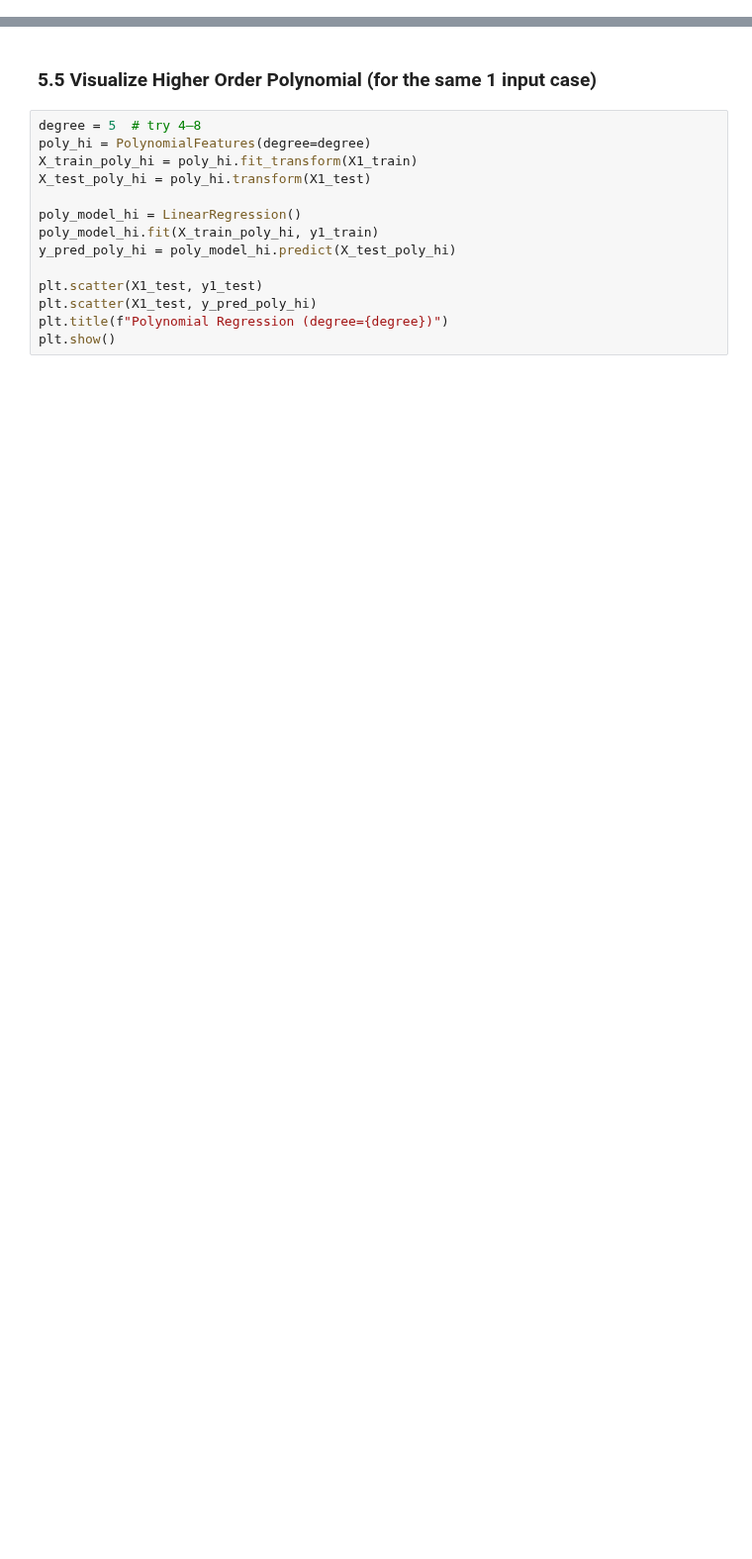
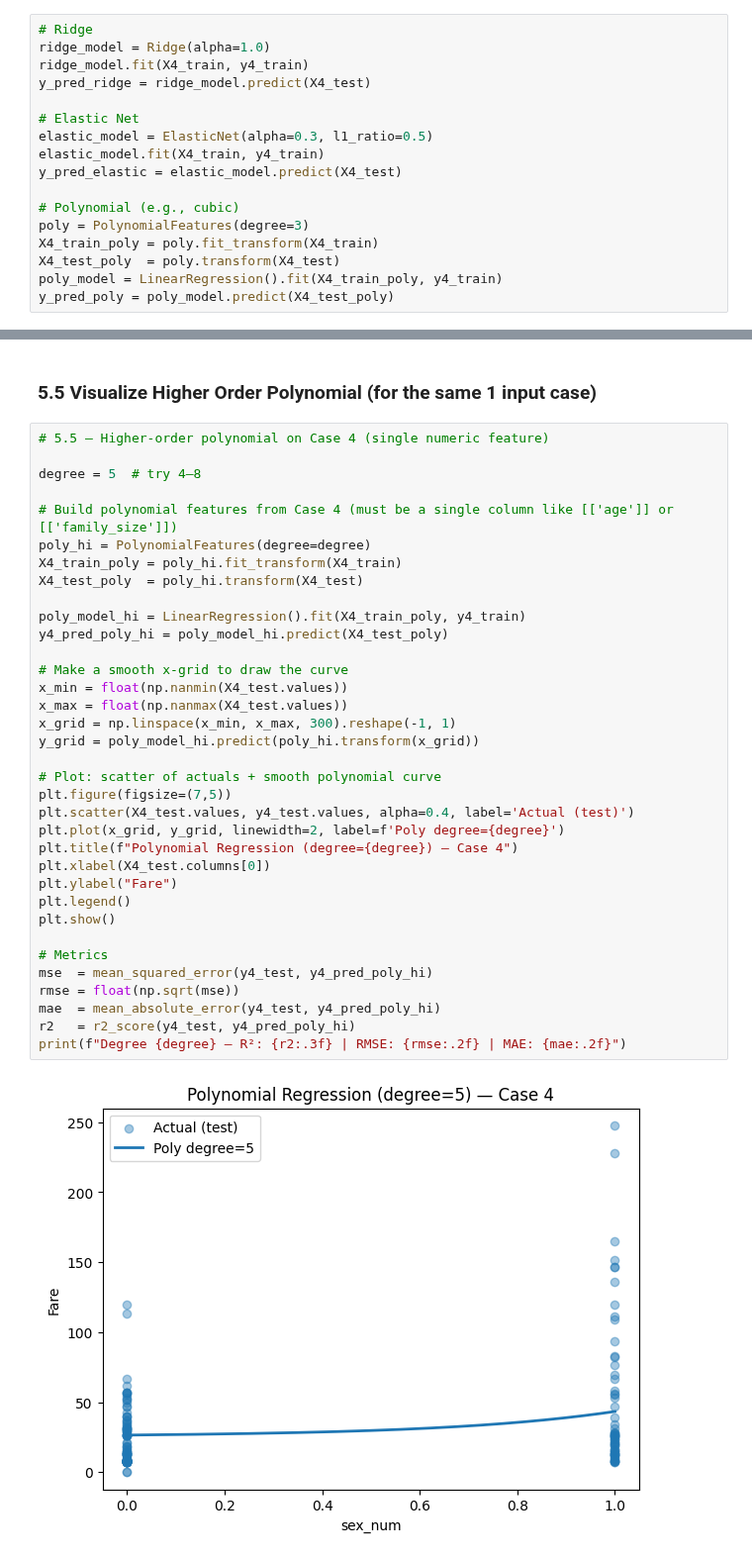
Before and after one commit to BethSpornitz/ml01, a Jupyter notebook: notebooks/project04/ml04_bethspornitz.ipynb, the cells around one changed output, grey strips where cells are left out. Shown at 99% size. Saved outputs shown, nothing was run; the diff lists cells and outputs as text; blank space fills up the shorter version.

```diff
--- a/notebooks/project04/ml04_bethspornitz.ipynb
+++ b/notebooks/project04/ml04_bethspornitz.ipynb
@@ -449 +457,18 @@ Where (on the graph or among which kinds of data points) does it fit best:
+# %%
+# Ridge
+ridge_model = Ridge(alpha=1.0)
+ridge_model.fit(X4_train, y4_train)
+y_pred_ridge = ridge_model.predict(X4_test)
+
+# Elastic Net
+elastic_model = ElasticNet(alpha=0.3, l1_ratio=0.5)
+elastic_model.fit(X4_train, y4_train)
+y_pred_elastic = elastic_model.predict(X4_test)
+
+# Polynomial (e.g., cubic)
+poly = PolynomialFeatures(degree=3)
+X4_train_poly = poly.fit_transform(X4_train)
+X4_test_poly  = poly.transform(X4_test)
+poly_model = LinearRegression().fit(X4_train_poly, y4_train)
+y_pred_poly = poly_model.predict(X4_test_poly)
 # %%
@@ -462,16 +506,39 @@ NameError: name 'y1_pred_test' is not defined
 # %% [markdown]
 ### 5.5 Visualize Higher Order Polynomial (for the same 1 input case)
 # %%
+# 5.5 — Higher-order polynomial on Case 4 (single numeric feature)
+
 degree = 5  # try 4–8
+
+# Build polynomial features from Case 4 (must be a single column like [['age']] or [['family_size']])
 poly_hi = PolynomialFeatures(degree=degree)
-X_train_poly_hi = poly_hi.fit_transform(X1_train)
-X_test_poly_hi = poly_hi.transform(X1_test)
+X4_train_poly = poly_hi.fit_transform(X4_train)
+X4_test_poly  = poly_hi.transform(X4_test)
 
-poly_model_hi = LinearRegression()
-poly_model_hi.fit(X_train_poly_hi, y1_train)
-y_pred_poly_hi = poly_model_hi.predict(X_test_poly_hi)
+poly_model_hi = LinearRegression().fit(X4_train_poly, y4_train)
+y4_pred_poly_hi = poly_model_hi.predict(X4_test_poly)
 
-plt.scatter(X1_test, y1_test)
-plt.scatter(X1_test, y_pred_poly_hi)
-plt.title(f"Polynomial Regression (degree={degree})")
+# Make a smooth x-grid to draw the curve
+x_min = float(np.nanmin(X4_test.values))
+x_max = float(np.nanmax(X4_test.values))
+x_grid = np.linspace(x_min, x_max, 300).reshape(-1, 1)
+y_grid = poly_model_hi.predict(poly_hi.transform(x_grid))
+
+# Plot: scatter of actuals + smooth polynomial curve
+plt.figure(figsize=(7,5))
+plt.scatter(X4_test.values, y4_test.values, alpha=0.4, label='Actual (test)')
+plt.plot(x_grid, y_grid, linewidth=2, label=f'Poly degree={degree}')
+plt.title(f"Polynomial Regression (degree={degree}) — Case 4")
+plt.xlabel(X4_test.columns[0])
+plt.ylabel("Fare")
+plt.legend()
 plt.show()
+
+# Metrics
+mse  = mean_squared_error(y4_test, y4_pred_poly_hi)
+rmse = float(np.sqrt(mse))
+mae  = mean_absolute_error(y4_test, y4_pred_poly_hi)
+r2   = r2_score(y4_test, y4_pred_poly_hi)
+print(f"Degree {degree} — R²: {r2:.3f} | RMSE: {rmse:.2f} | MAE: {mae:.2f}")
+# %% [output]
+[figure, added]
```
Also changed, not shown: parts of 4 cells of this notebook.
